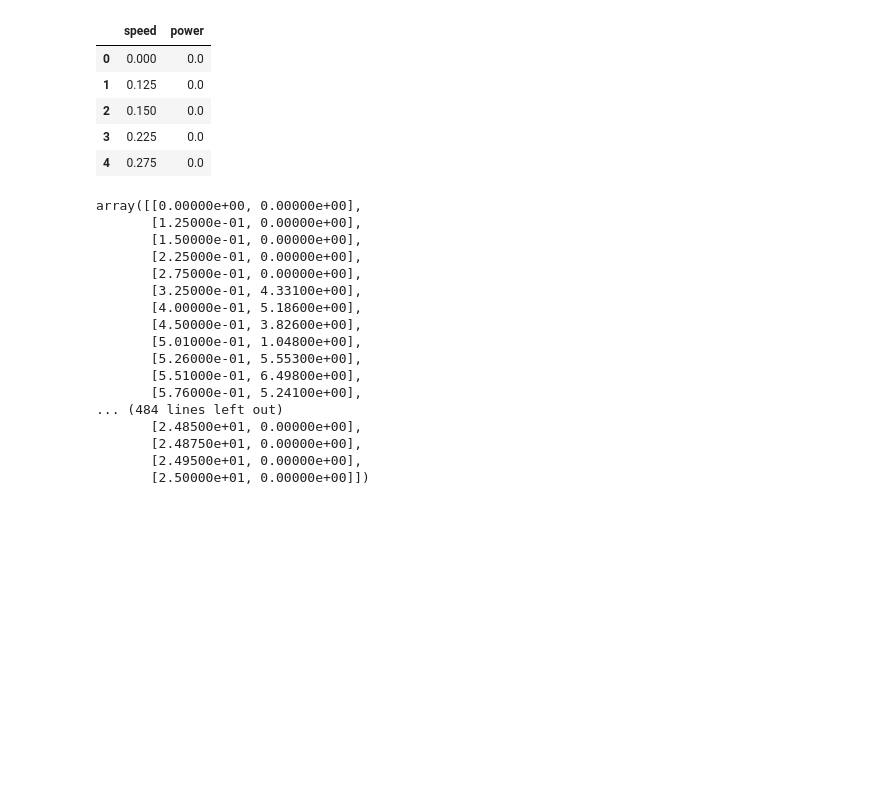
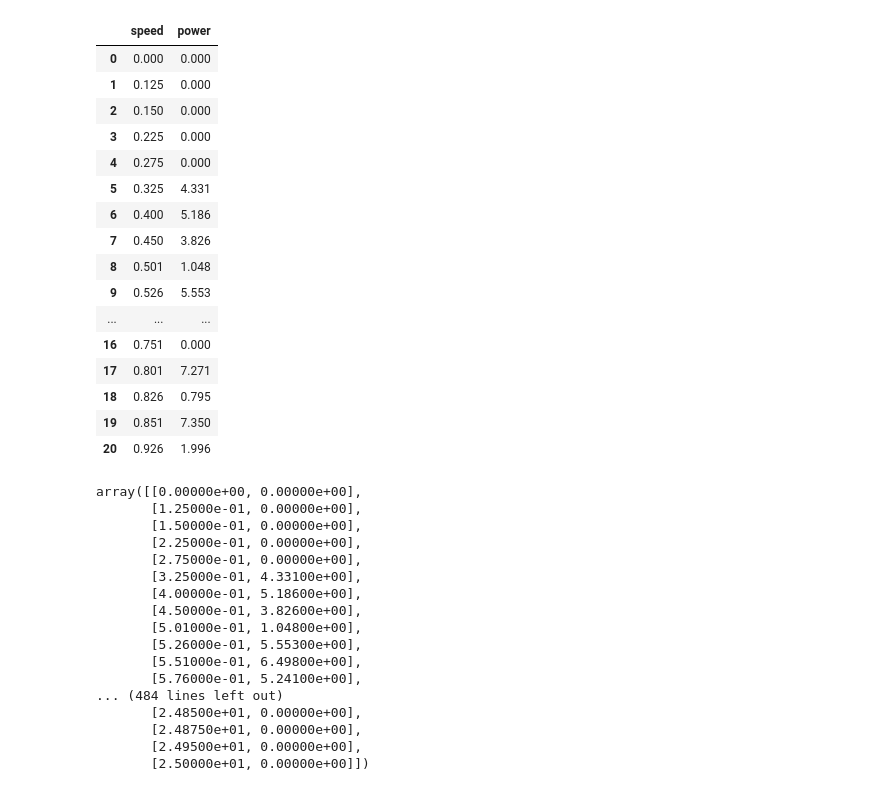
Before and after one commit to nolo2k9/Machine_Learning_Web_Service, a Jupyter notebook: train_data_set.ipynb, the cells around one changed output. Cells and saved outputs as stored; diff of their text form; code cells hidden in the pictures; blank space fills up the shorter version.

```diff
--- a/train_data_set.ipynb
+++ b/train_data_set.ipynb
@@ -18,18 +75,31 @@ import matplotlib.pyplot as plt
 # %%
 #Consant for Column names
 COLUMN_NAMES = ['Speed', 'Power']
+
 #Read in csv file
 data = pd.read_csv(
     "https://raw.githubusercontent.com/ianmcloughlin/2020A-machstat-project/master/dataset/powerproduction.csv")
-#print out contents of csv
-data.head()
-# %% [output]
-|  | speed | power |
-| 0 | 0.000 | 0.0 |
-| 1 | 0.125 | 0.0 |
-| 2 | 0.150 | 0.0 |
-| 3 | 0.225 | 0.0 |
-| 4 | 0.275 | 0.0 |
+# %%
+#print out limited contents of the csv file(21) from 0-20
+data.loc[0:20]
+# %% [output]
+|  | speed | power |
+| 0 | 0.000 | 0.000 |
+| 1 | 0.125 | 0.000 |
+| 2 | 0.150 | 0.000 |
+| 3 | 0.225 | 0.000 |
+| 4 | 0.275 | 0.000 |
+| 5 | 0.325 | 4.331 |
+| 6 | 0.400 | 5.186 |
+| 7 | 0.450 | 3.826 |
+| 8 | 0.501 | 1.048 |
+| 9 | 0.526 | 5.553 |
+| ... | ... | ... |
+| 16 | 0.751 | 0.000 |
+| 17 | 0.801 | 7.271 |
+| 18 | 0.826 | 0.795 |
+| 19 | 0.851 | 7.350 |
+| 20 | 0.926 | 1.996 |
 # %%
 # convert data into an array
 dataset = data.values
```
Also changed, not shown: parts of 17 cells of this notebook, 2 other files.
